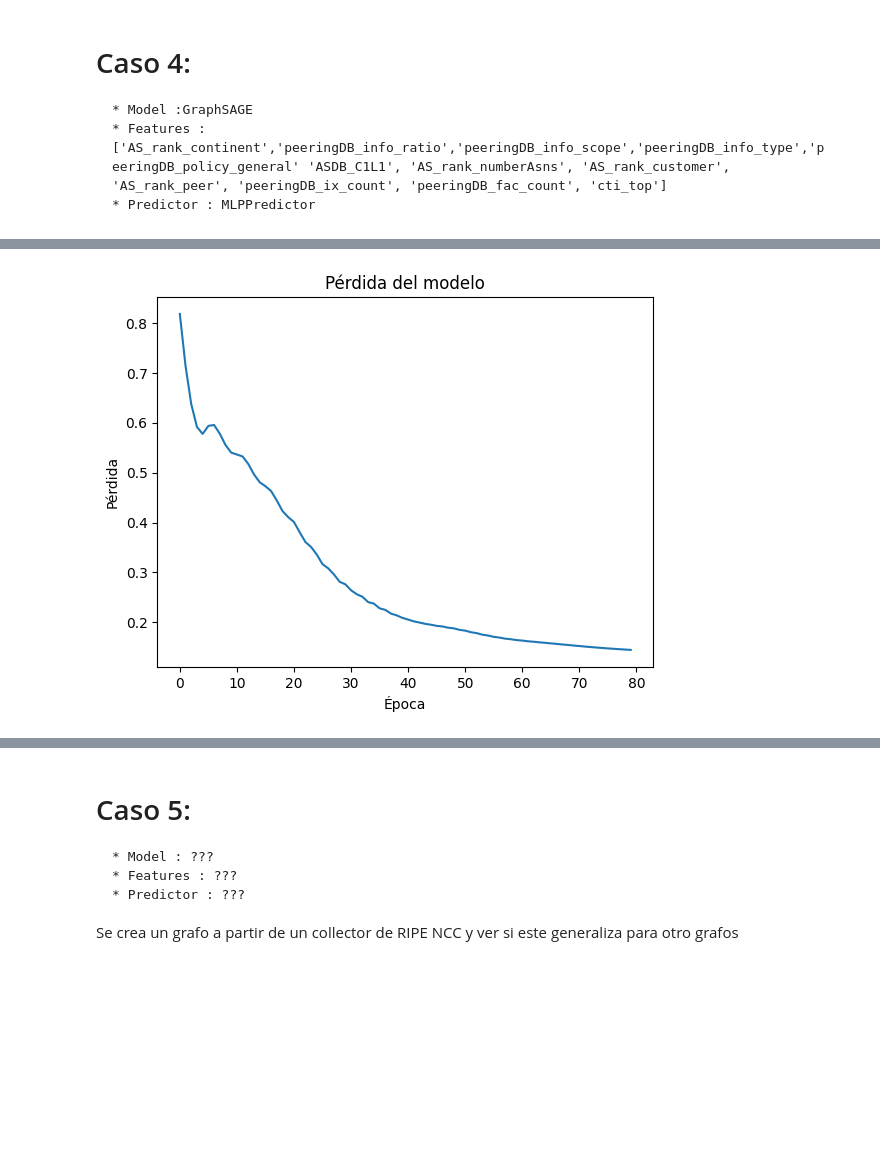
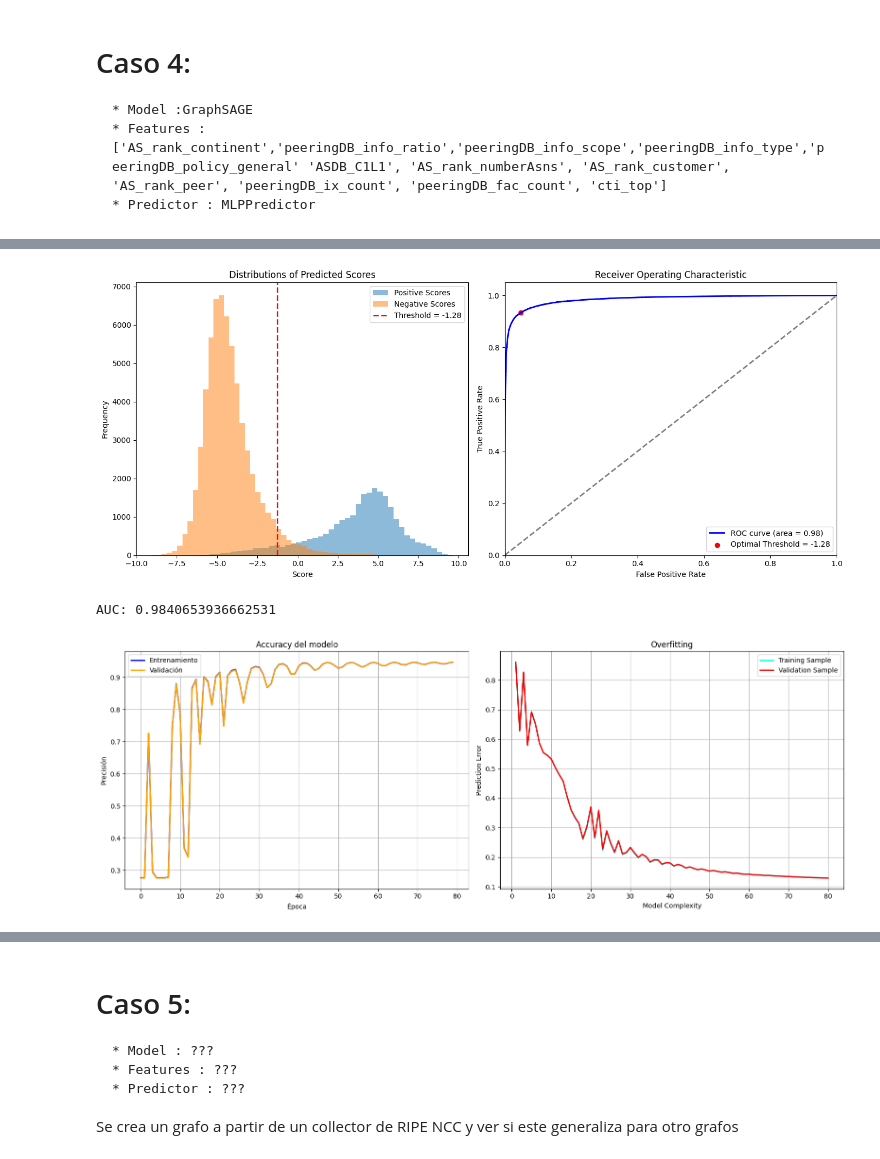
Before and after one commit to valesteban/TESIS, a Jupyter notebook: trainingBinaryClass.ipynb, the cells around one changed output, grey strips where cells are left out. Cells and saved outputs as stored; diff of their text form; code cells hidden in the pictures; blank space fills up the shorter version.

```diff
--- a/trainingBinaryClass.ipynb
+++ b/trainingBinaryClass.ipynb
@@ -80,7 +80,7 @@ pred = DotPredictor()
 
 # ----------- 3. set up loss and optimizer -------------- #
 
-optimizer = torch.optim.Adam(itertools.chain(model.parameters(), pred.parameters()), lr=0.01)
+optimizer = torch.optim.Adam(itertools.chain(model.parameters(), pred.parameters()), lr=0.001)
 
 # ----------- 4. training -------------------------------- #
 
@@ -236,7 +235,7 @@ pred = MLPPredictor(8,1)
 
 # ----------- 3. set up loss and optimizer -------------- #
 
-optimizer = torch.optim.Adam(itertools.chain(model.parameters(), pred.parameters()), lr=0.01)
+optimizer = torch.optim.Adam(itertools.chain(model.parameters(), pred.parameters()), lr=0.02)
 
 # ----------- 4. training -------------------------------- #
 # Lista para almacenar los valores de pérdida
@@ -544,59 +657,69 @@ pred = MLPPredictor(8,1)
 
 # ----------- 3. set up loss and optimizer -------------- #
 
-optimizer = torch.optim.Adam(itertools.chain(model.parameters(), pred.parameters()), lr=0.01)
+optimizer = torch.optim.Adam(itertools.chain(model.parameters(), pred.parameters()), lr=0.0)
 
 # ----------- 4. training -------------------------------- #
+# Lista para almacenar los valores de pérdida
+model_complexity = []
 
-# Lista para almacenar los valores de pérdida
-loss_values = []
+acc_val = []
+acc_train = []
 
-val_values = []
-train_values = []
+train_error = []
+val_error = []
 
 for e in range(80):
   # forward
   h = model(gnn.dgl_graph, gnn.dgl_graph.ndata['feat'])
-  scores =  pred(gnn.dgl_graph, h)
+  logits =  pred(gnn.dgl_graph, h)
   labels = gnn.dgl_graph.edata["Relationship"].float()
 
   loss = F.binary_cross_entropy_with_logits(scores[train_mask], labels[train_mask])
 
-  train_values.append(scores[train_mask])
-  val_values.append(scores[gnn.val_mask])
+  # Calculo pérdida --------------------------------------------------------
+  # Calcular la pérdida en el conjunto de entrenamiento --------------------
+  train_loss = F.binary_cross_entropy_with_logits(logits[train_mask], labels[train_mask])
+  train_error.append(train_loss.item())
 
 
+  # Calcular la pérdida en el conjunto de validación -----------------------
+  val_loss = F.binary_cross_entropy_with_logits(logits[gnn.val_mask], labels[gnn.val_mask])
+  val_error.append(val_loss.item())
+
+  # Calculo accuracy -------------------------------------------------------
+  # Calcular la precisión en el conjunto de entrenamiento
+  train_acc = logits[train_mask]
+
+  # Calcular la precisión en el conjunto de validación
+  val_acc = logits[gnn.val_mask]
+
+  # Guardar los valores de precisión
+  acc_train.append(train_acc)
+  acc_val.append(val_acc)
 
 
-  loss_values.append(loss.item())
+  # Guardar la complejidad (epochs) del modelo (aquí usamos el número de épocas)
+  model_complexity.append(e + 1)
 
   # backward
   optimizer.zero_grad()
-  loss.backward()
+  train_loss.backward()
   optimizer.step()
 
   if e % 10 == 0:
-    print('In epoch {}, loss: {}'.format(e, loss))
+      print('In epoch {}, train loss: {}, val loss: {}'.format(e, train_loss, val_loss))
 
-print(train_values)
+# ----------- 5. Definir threashold -------------- #
 
-plt.plot(loss_values)
-plt.title('Pérdida del modelo')
-plt.ylabel('Pérdida')
-plt.xlabel('Época')
-plt.show()
+true_train_labels = gnn.dgl_graph.edata["Relationship"][test_mak]
+predicted_train_scores = logits.detach().numpy()[test_mak]
+optimal_threshold = plot_roc_curve(true_train_labels,predicted_train_scores)
 
 
-# # Graficar Error en el conjunto de entrenamiento y validación
-# plt.figure(figsize=(8, 6))
-# plt.plot(model_complexity, train_error, label='Training Sample', color='cyan', linewidth=2)
-# plt.plot(model_complexity, val_error, label='Test Sample', color='red', linewidth=2)
-# plt.xlabel('Model Complexity')
-# plt.ylabel('Prediction Error')
-# plt.title('Overfitting')
-# plt.legend()
-# plt.grid(True)
-# plt.show()
+# ----------- 6. plot the loss and accuracy de training-------------- #
+
+plot_training(gnn,train_error,acc_train,val_error,acc_val,model_complexity,optimal_threshold)
 # %% [output]
 Done loading data from cached files.
 None
@@ -618 +737,3 @@ In epoch 60, loss: 0.1634751856327057
-[figure, old version]
+[figure, new version]
+AUC: 0.9840653936662531
+[figure, added]
```
Also changed, not shown: parts of 18 cells of this notebook.
